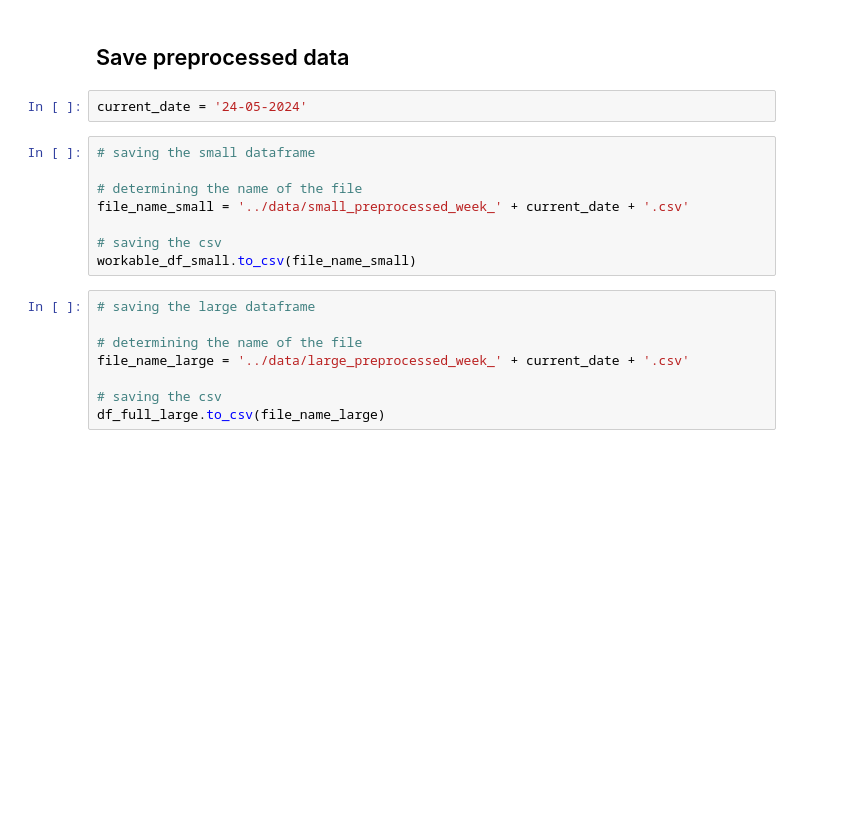
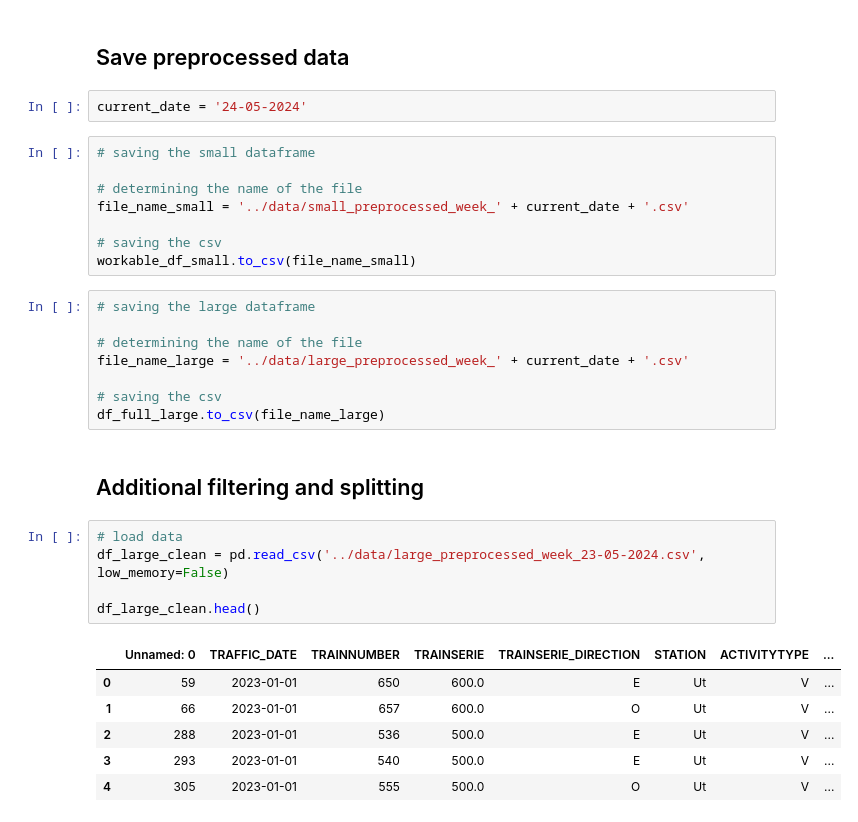
Before and after one commit to timrentenaar/NS_TURNOVER_TIMES, a Jupyter notebook: notebooks/current_preprocessing.ipynb, the cells around one changed output. Cells and saved outputs as stored; diff of their text form; blank space fills up the shorter version.

```diff
--- a/notebooks/current_preprocessing.ipynb
+++ b/notebooks/current_preprocessing.ipynb
@@ -146,3 +149,17 @@ file_name_large = '../data/large_preprocessed_week_' + current_date + '.csv'
 
 # saving the csv
 df_full_large.to_csv(file_name_large)
+# %% [markdown]
+## Additional filtering and splitting
+# %%
+# load data
+df_large_clean = pd.read_csv('../data/large_preprocessed_week_23-05-2024.csv', low_memory=False)
+
+df_large_clean.head()
+# %% [output]
+|  | Unnamed: 0 | TRAFFIC_DATE | TRAINNUMBER | TRAINSERIE | TRAINSERIE_DIRECTION | STATION | ACTIVITYTYPE | ... |
+| 0 | 59 | 2023-01-01 | 650 | 600.0 | E | Ut | V | ... |
+| 1 | 66 | 2023-01-01 | 657 | 600.0 | O | Ut | V | ... |
+| 2 | 288 | 2023-01-01 | 536 | 500.0 | E | Ut | V | ... |
+| 3 | 293 | 2023-01-01 | 540 | 500.0 | E | Ut | V | ... |
+| 4 | 305 | 2023-01-01 | 555 | 500.0 | O | Ut | V | ... |
```
Also changed, not shown: parts of 4 cells of this notebook, 5 other files.
